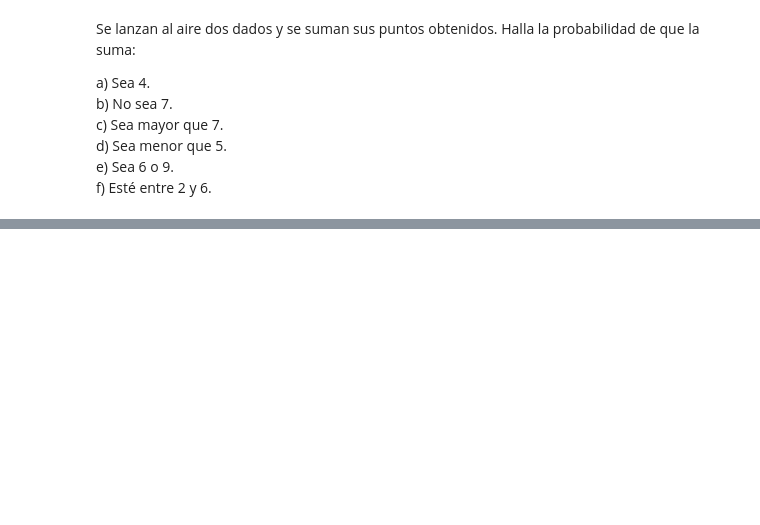
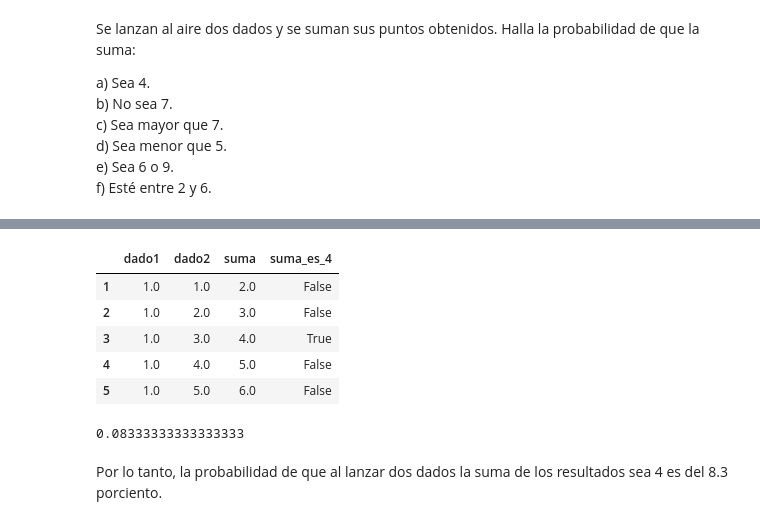
Before and after one commit to marco-canas/encuentra_tu_persona_vitamina, a Jupyter notebook: classes/class_12/class_12.ipynb, the cells around one changed output, grey strips where cells are left out. Drawn from its saved outputs; the diff is of its cells as text; code cells hidden in the pictures; blank space fills up the shorter version.

```diff
--- a/classes/class_12/class_12.ipynb
+++ b/classes/class_12/class_12.ipynb
@@ -420,0 +482,17 @@ f) Esté entre 2 y 6.
+# %%
+resultados['suma_es_4'] = resultados.suma == 4
+resultados.head()
+# %% [output]
+|  | dado1 | dado2 | suma | suma_es_4 |
+| 1 | 1.0 | 1.0 | 2.0 | False |
+| 2 | 1.0 | 2.0 | 3.0 | False |
+| 3 | 1.0 | 3.0 | 4.0 | True |
+| 4 | 1.0 | 4.0 | 5.0 | False |
+| 5 | 1.0 | 5.0 | 6.0 | False |
+# %%
+probabilidad_suma_es_4 = resultados.suma_es_4.sum()/len(resultados)
+probabilidad_suma_es_4
+# %% [output]
+0.08333333333333333
+# %% [markdown]
+Por lo tanto, la probabilidad de que al lanzar dos dados la suma de los resultados sea 4 es del 8.3 porciento.
```
Also changed, not shown: parts of 7 cells of this notebook, 1 other file.
